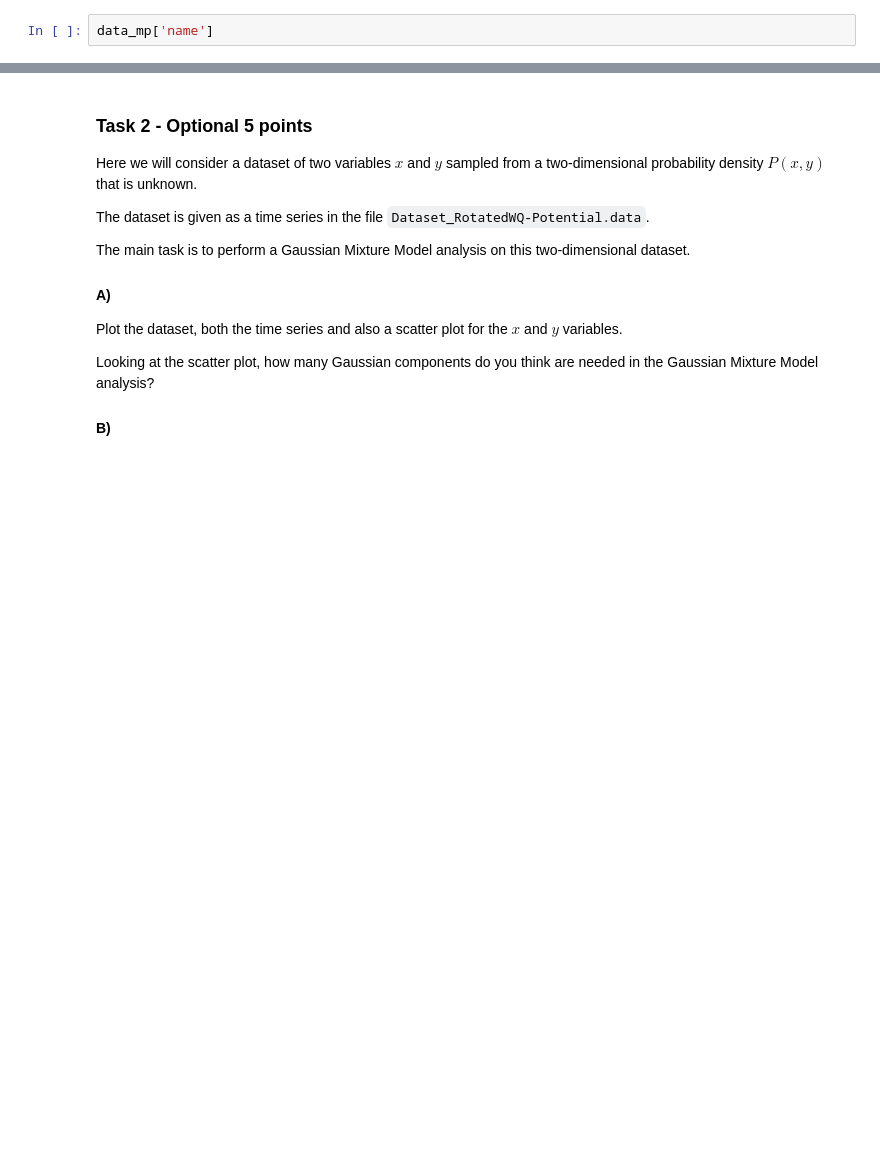
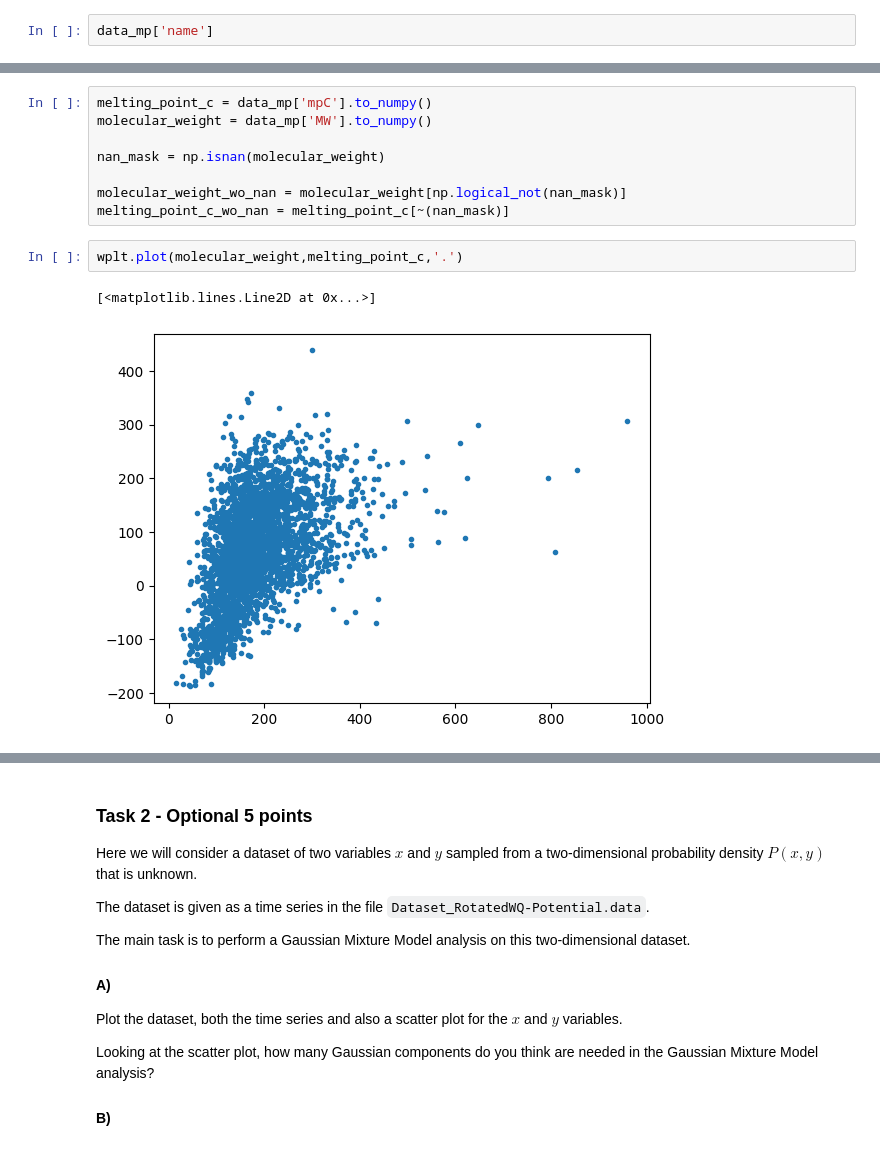
Before and after one commit to valsson-group/UNT-ChemicalApplicationsOfMachineLearning-Spring2026, a Jupyter notebook: Lecture-5_February-3-2026/Assignment-2_FirstSteps.ipynb, the cells around one changed output, grey strips where cells are left out. Saved outputs shown, nothing was run; the diff lists cells and outputs as text; blank space fills up the shorter version.

```diff
--- a/Lecture-5_February-3-2026/Assignment-2_FirstSteps.ipynb
+++ b/Lecture-5_February-3-2026/Assignment-2_FirstSteps.ipynb
@@ -252,0 +285,13 @@ data_mp['name']
+# %%
+melting_point_c = data_mp['mpC'].to_numpy()
+molecular_weight = data_mp['MW'].to_numpy()
+
+nan_mask = np.isnan(molecular_weight)
+
+molecular_weight_wo_nan = molecular_weight[np.logical_not(nan_mask)]
+melting_point_c_wo_nan = melting_point_c[~(nan_mask)]
+# %%
+wplt.plot(molecular_weight,melting_point_c,'.')
+# %% [output]
+[<matplotlib.lines.Line2D at 0x...>]
+[figure, added]
```
Also changed, not shown: parts of 9 cells of this notebook.
